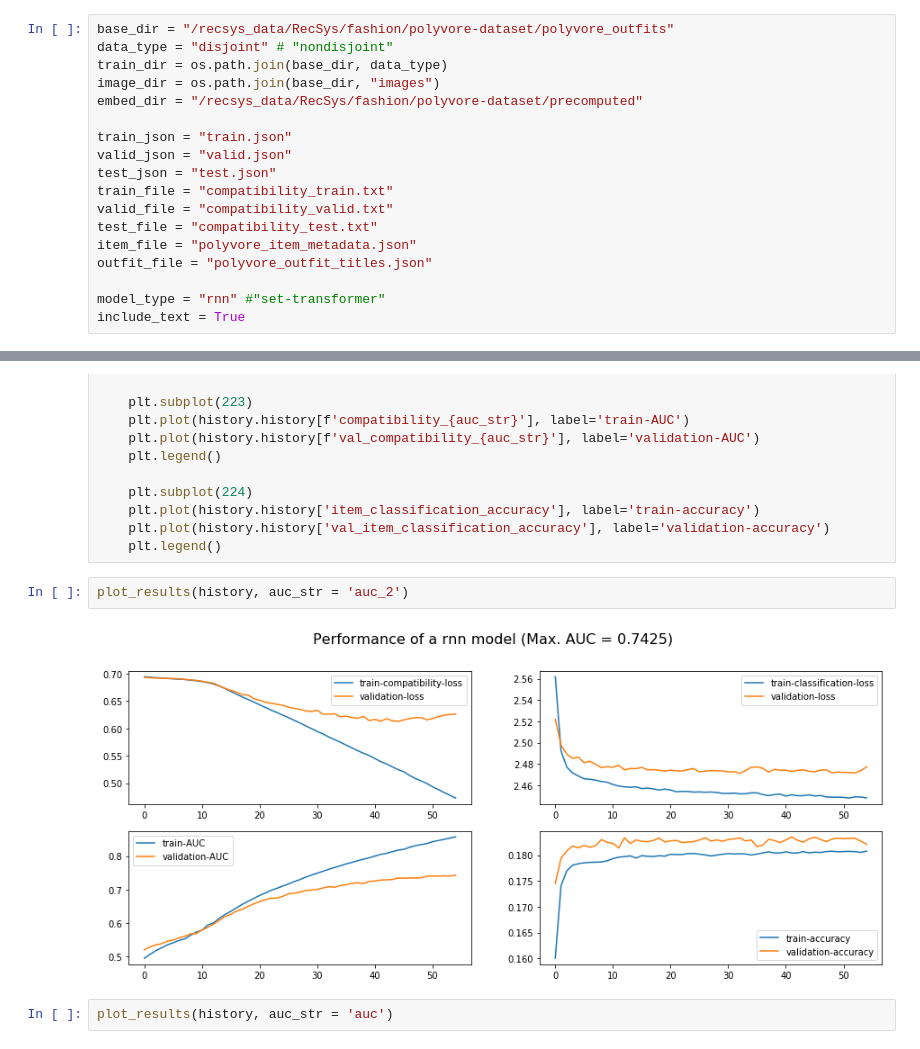
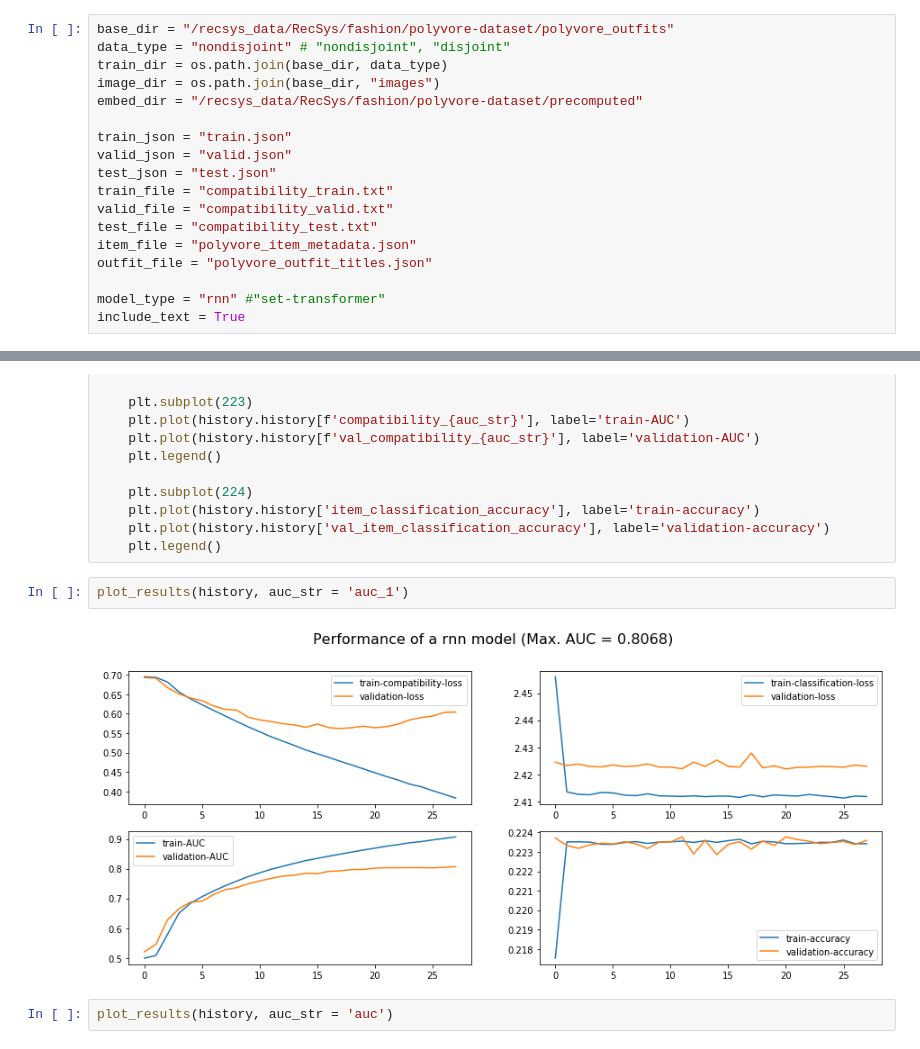
Before and after one commit to aeroabir/fashion_recommender, a Jupyter notebook: outfit_compatibility_multitask.ipynb, the cells around one changed output, grey strips where cells are left out. Cells and saved outputs as stored; diff of their text form.

```diff
--- a/outfit_compatibility_multitask.ipynb
+++ b/outfit_compatibility_multitask.ipynb
@@ -29,7 +29,7 @@ import matplotlib.pyplot as plt
 Populating the interactive namespace from numpy and matplotlib
 # %%
 base_dir = "/recsys_data/RecSys/fashion/polyvore-dataset/polyvore_outfits"
-data_type = "disjoint" # "nondisjoint"
+data_type = "nondisjoint" # "nondisjoint", "disjoint"
 train_dir = os.path.join(base_dir, data_type)
 image_dir = os.path.join(base_dir, "images")
 embed_dir = "/recsys_data/RecSys/fashion/polyvore-dataset/precomputed"
@@ -422,9 +433,9 @@ def plot_results(history, auc_str = 'auc'):
     plt.plot(history.history['val_item_classification_accuracy'], label='validation-accuracy')
     plt.legend()
 # %%
-plot_results(history, auc_str = 'auc_2')
+plot_results(history, auc_str = 'auc_1')
 # %% [output]
-[figure, old version]
+[figure, new version]
 # %%
 plot_results(history, auc_str = 'auc')
 # %%
```
Also changed, not shown: parts of 11 cells of this notebook, 8 other files.
